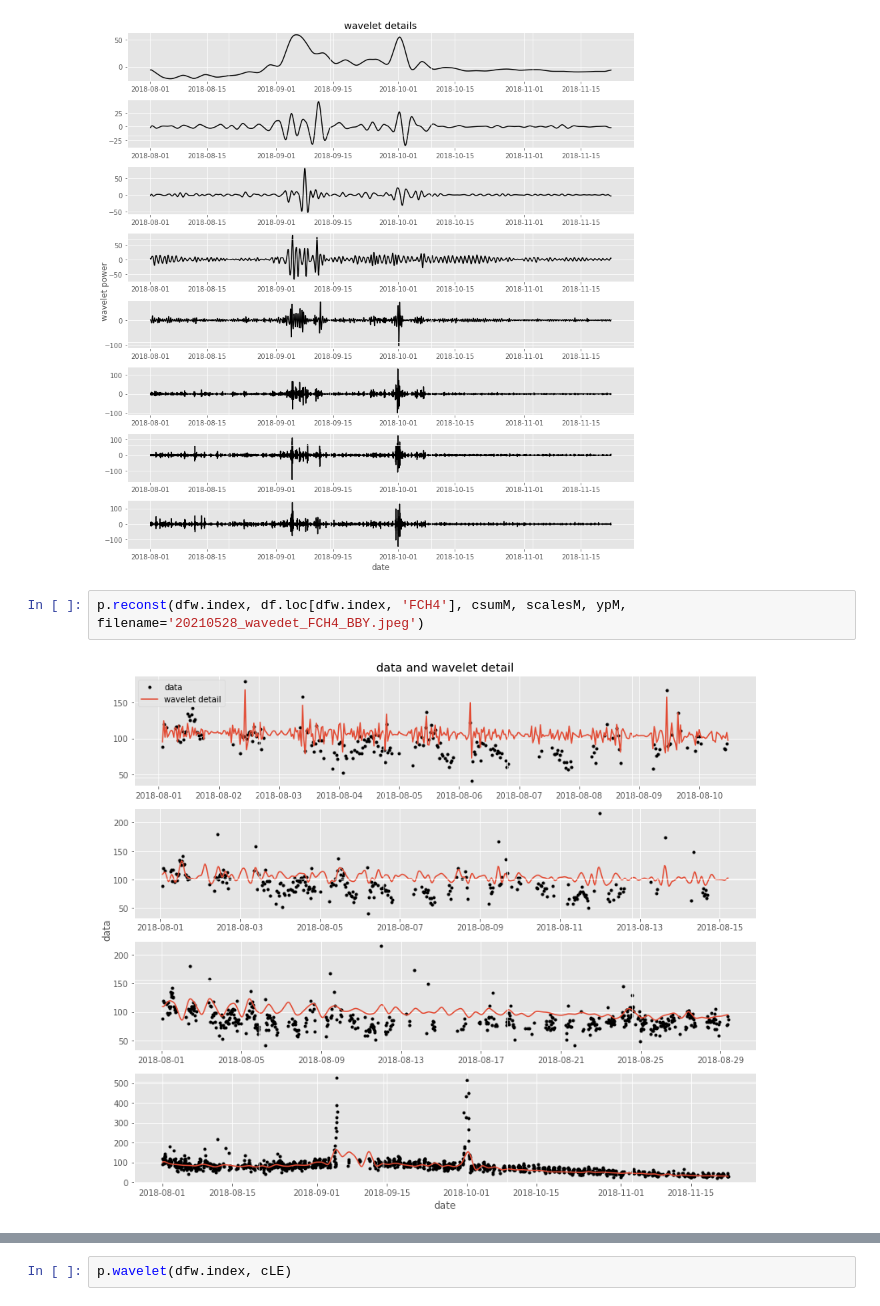
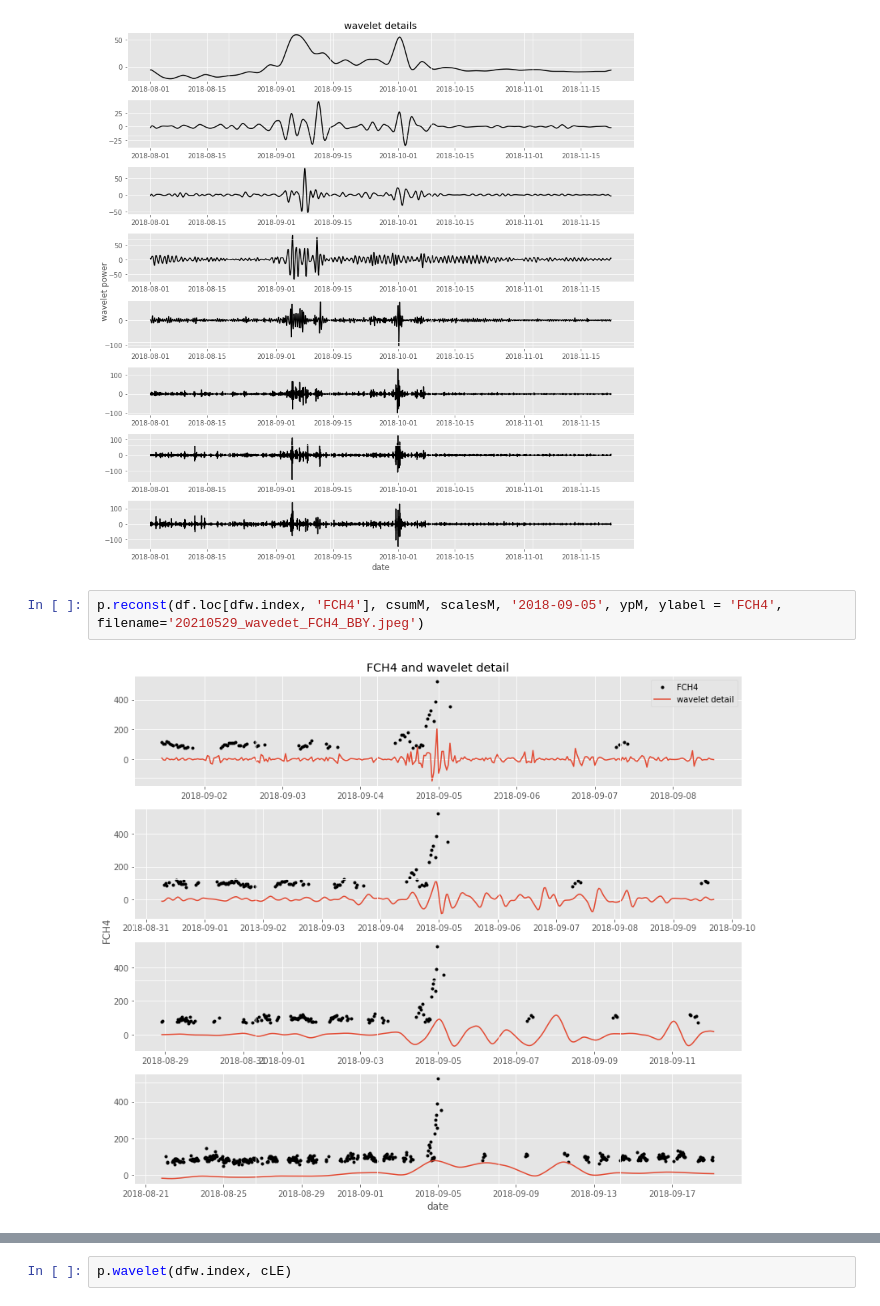
Before and after one commit to ottobriner/wavelet-partition, a Jupyter notebook: FLX_JP-BBY.ipynb, the cells around one changed output, grey strips where cells are left out. Saved outputs shown, nothing was run; the diff lists cells and outputs as text.

Commit message:
plotter.reconst zooms on date

```diff
--- a/FLX_JP-BBY.ipynb
+++ b/FLX_JP-BBY.ipynb
@@ -84,6 +84,6 @@ p.wavelet(dfw.index, cM)
 # %% [output]
 [figure]
 # %%
-p.reconst(dfw.index, df.loc[dfw.index, 'FCH4'], csumM, scalesM, ypM, filename='20210528_wavedet_FCH4_BBY.jpeg')
+p.reconst(df.loc[dfw.index, 'FCH4'], csumM, scalesM, '2018-09-05', ypM, ylabel = 'FCH4', filename='20210529_wavedet_FCH4_BBY.jpeg')
 # %% [output]
-[figure, old version]
+[figure, new version]
```
Also changed, not shown: parts of 6 cells of this notebook, 1 other file.
